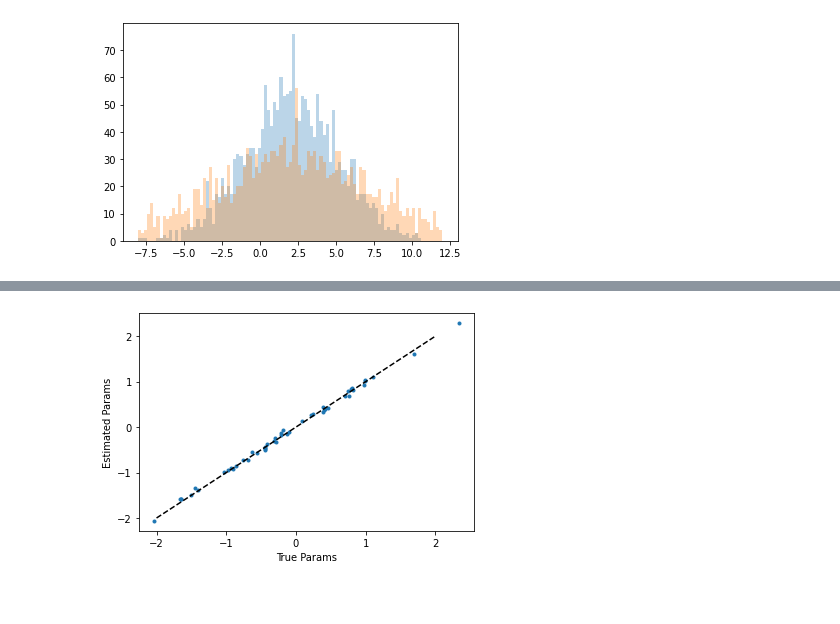
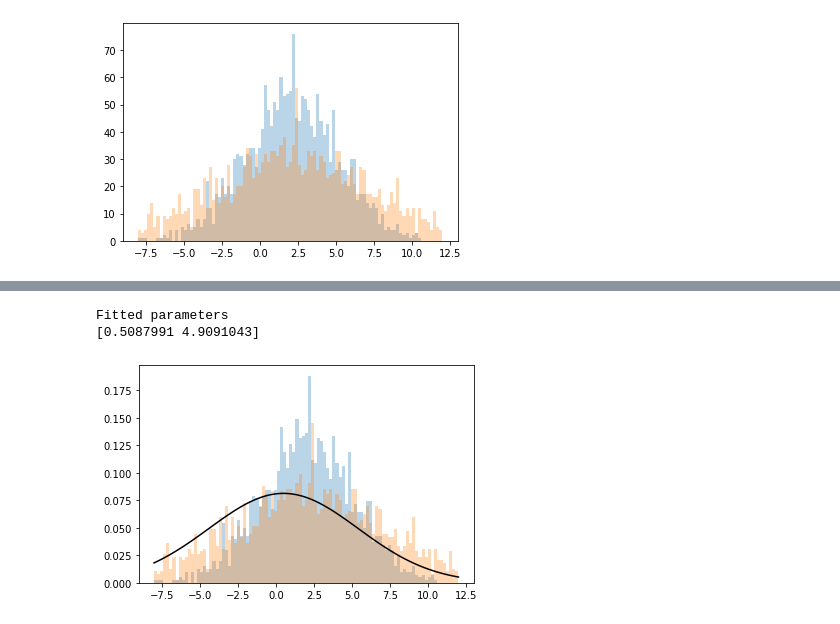
Before and after one commit to sam-bailey/melvin, a Jupyter notebook: examples/gaussian_density_estimation.ipynb, the cells around one changed output, grey strips where cells are left out. Saved outputs shown, nothing was run; the diff lists cells and outputs as text; code cells hidden in the pictures; blank space fills up the shorter version.

```diff
--- a/examples/gaussian_density_estimation.ipynb
+++ b/examples/gaussian_density_estimation.ipynb
@@ -80,10 +65,17 @@ Fitted parameters
-# %%
-plt.plot(true_params, linear_model.params, ".")
-plt.plot(
-    [-2, 2], [-2, 2], "k--"
-)
-plt.xlabel("True Params")
-plt.ylabel("Estimated Params")
-plt.show()
-# %% [output]
-[figure, removed]
+# %%
+fitted_params = model_fn(gaussian_density_estimator.params, None, jnp.array([0.0]))
+print(f"\nFitted parameters\n{fitted_params}")
+# %% [output]
+Fitted parameters
+[0.5087991 4.9091043]
+# %%
+x = jnp.linspace(-8,12,100)
+mu = gaussian_density_estimator.params[0]
+std_latent = jnp.exp(gaussian_density_estimator.params[1])
+y_pdf = jax.scipy.stats.norm.pdf(x, loc=fitted_params[0], scale=fitted_params[1])
+plt.hist(y_latent, bins=x, alpha=0.3, density=True)
+plt.hist(y, bins=x, alpha=0.3, density=True)
+plt.plot(x, y_pdf, color="k")
+plt.show()
+# %% [output]
+[figure, added]
```
Also changed, not shown: parts of 3 cells of this notebook, 5 other files.
